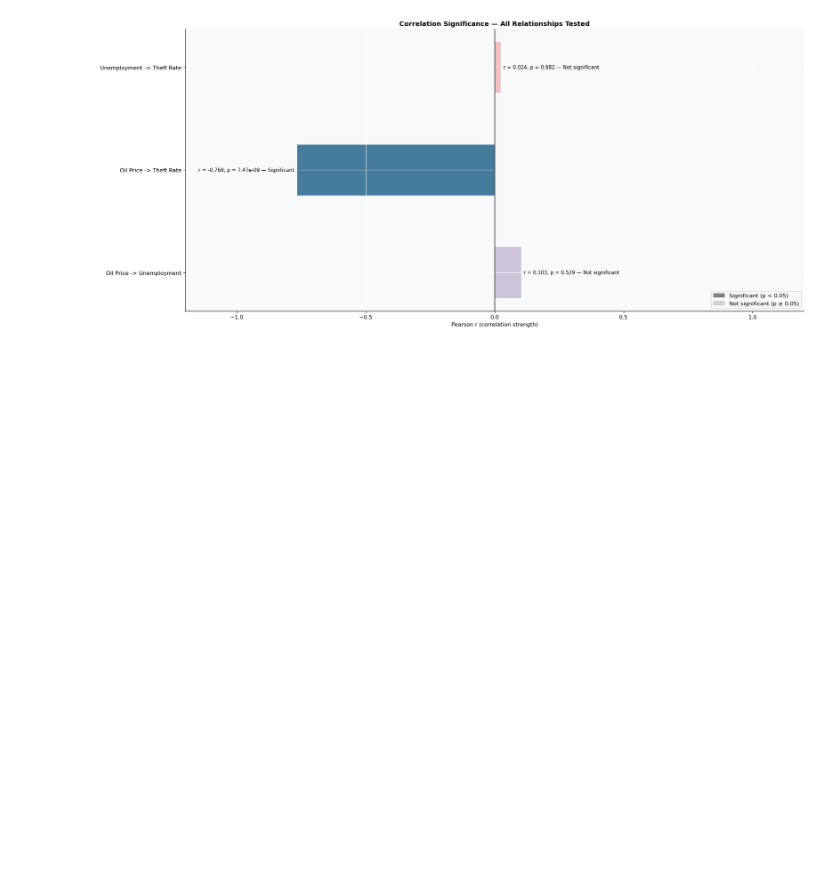
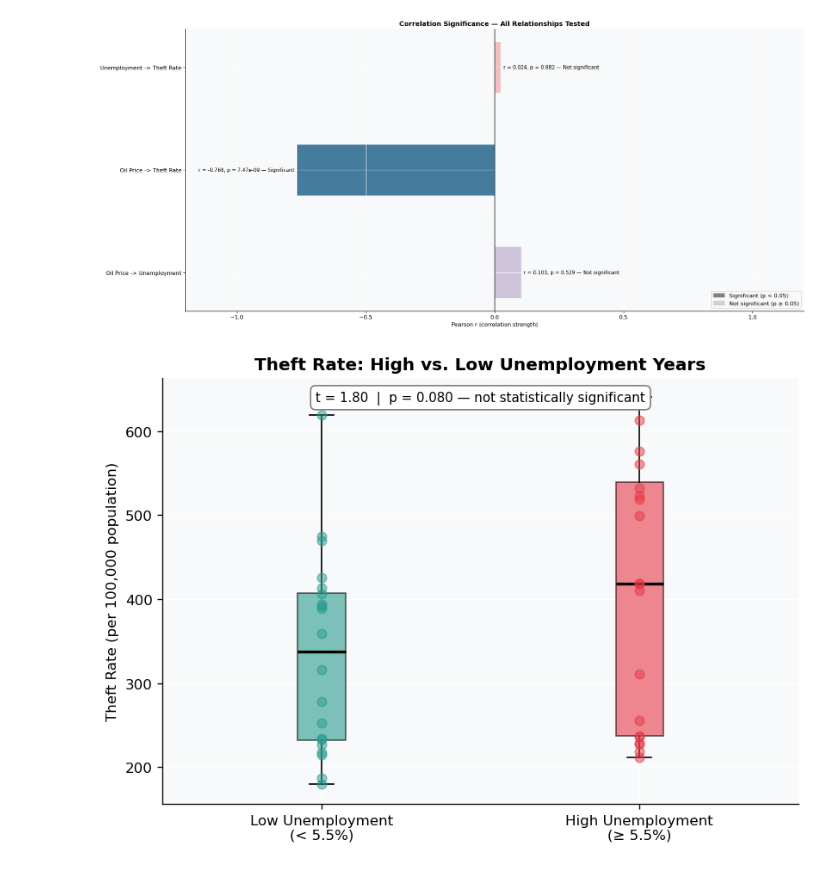
Before and after one commit to JackSmoot/DS256, a Jupyter notebook: Final/economic_crime_analysis.ipynb, the cells around one changed output. Drawn from its saved outputs; the diff is of its cells as text; code cells hidden in the pictures; blank space fills up the shorter version.

```diff
--- a/Final/economic_crime_analysis.ipynb
+++ b/Final/economic_crime_analysis.ipynb
@@ -243,3 +240,37 @@ plt.tight_layout()
 plt.show()
 # %% [output]
 [figure]
+# %%
+median_u = df['unrate'].median()
+hi = df[df['unrate'] >= median_u]['theft_rate']
+lo = df[df['unrate'] <  median_u]['theft_rate']
+
+t_stat, p_val = stats.ttest_ind(hi, lo)
+
+fig, ax = plt.subplots(figsize=(7, 5))
+bp = ax.boxplot([lo, hi],
+                labels=[f'Low Unemployment\n(< {median_u:.1f}%)', f'High Unemployment\n(≥ {median_u:.1f}%)'],
+                patch_artist=True,
+                medianprops=dict(color='black', lw=2))
+
+bp['boxes'][0].set_facecolor('#2a9d8f')
+bp['boxes'][0].set_alpha(0.6)
+bp['boxes'][1].set_facecolor('#e63946')
+bp['boxes'][1].set_alpha(0.6)
+
+ax.scatter([1]*len(lo), lo, color='#2a9d8f', alpha=0.5, zorder=3, s=40)
+ax.scatter([2]*len(hi), hi, color='#e63946', alpha=0.5, zorder=3, s=40)
+
+ax.set_ylabel('Theft Rate (per 100,000 population)')
+ax.set_title('Theft Rate: High vs. Low Unemployment Years', fontweight='bold')
+
+sig = 'not statistically significant' if p_val >= 0.05 else 'statistically significant'
+ax.text(0.5, 0.97,
+        f't = {t_stat:.2f}  |  p = {p_val:.3f} — {sig}',
+        transform=ax.transAxes, ha='center', va='top', fontsize=9,
+        bbox=dict(boxstyle='round,pad=0.4', facecolor='white', edgecolor='grey'))
+
+plt.tight_layout()
+plt.show()
+# %% [output]
+[figure, added]
```
Also changed, not shown: parts of 1 cell of this notebook.
